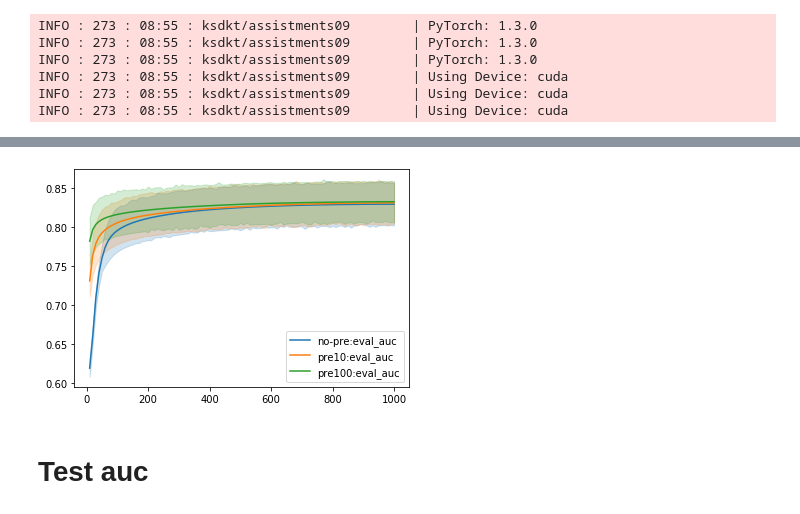
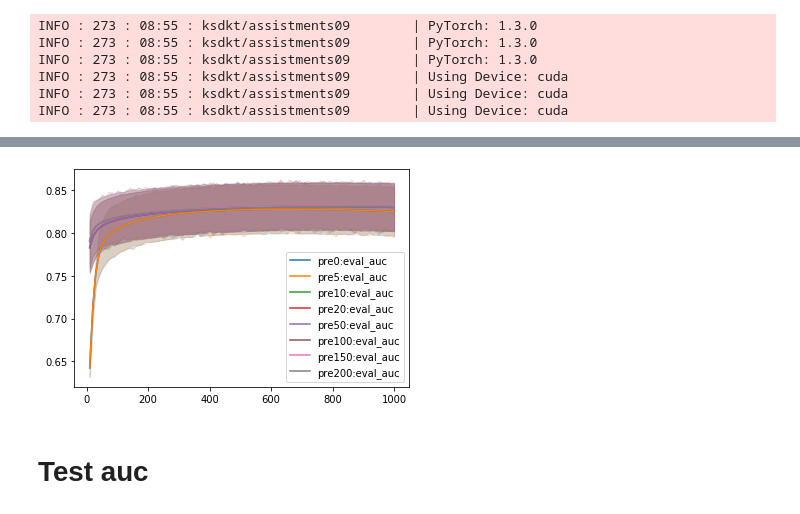
Before and after one commit to qqpann/KnowledgeTracing, a Jupyter notebook: notebook/Analyze_LayerStraitening.ipynb, the cells around one changed output, grey strips where cells are left out. Saved outputs shown, nothing was run; the diff lists cells and outputs as text; code cells hidden in the pictures.

```diff
--- a/notebook/Analyze_LayerStraitening.ipynb
+++ b/notebook/Analyze_LayerStraitening.ipynb
@@ -192,13 +192,3 @@ report_dict['indicator']
    0.003590244428778533,
    0.003603157638281118,
    0.0036190316823194735]}}
-# %%
-report_no_straighten_path, _ = check_prev_report(config_name, 'assistments09', projectdir)
-report_straighten_path, _ = check_prev_report(config_name, 'assistments09_straighten', projectdir)
-report_straighten_pre100_path, _ = check_prev_report(config_name, 'assistments09_straighten_pre100', projectdir)
-with open(report_no_straighten_path, 'r') as f:
-    report_no_straighten = json.load(f)
-with open(report_straighten_path, 'r') as f:
-    report_straighten = json.load(f)
-with open(report_straighten_pre100_path, 'r') as f:
-    report_straighten_pre100 = json.load(f)
@@ -230,0 +236,10 @@ plt.show()
+# %%
+show_learning_curve('pre200', 200, report_straighten_pre200['indicator'], config)
+show_learning_curve('pre150', 150, report_straighten_pre100['indicator'], config)
+show_learning_curve('pre100', 100, report_straighten_pre100['indicator'], config)
+show_learning_curve('pre50', 50, report_straighten_pre10['indicator'], config)
+show_learning_curve('pre20', 20, report_straighten_pre10['indicator'], config)
+show_learning_curve('pre10', 10, report_straighten_pre10['indicator'], config)
+show_learning_curve('pre5', 5, report_straighten_pre0['indicator'], config)
+show_learning_curve('pre0', 0, report_straighten_pre0['indicator'], config)
+plt.show()
@@ -230,0 +248,10 @@ plt.show()
+# %%
+show_learning_curve('pre200', 200, report_straighten_pre200['indicator'], config, idc='eval_loss')
+show_learning_curve('pre150', 150, report_straighten_pre100['indicator'], config, idc='eval_loss')
+show_learning_curve('pre100', 100, report_straighten_pre100['indicator'], config, idc='eval_loss')
+show_learning_curve('pre50', 50, report_straighten_pre10['indicator'], config, idc='eval_loss')
+show_learning_curve('pre20', 20, report_straighten_pre10['indicator'], config, idc='eval_loss')
+show_learning_curve('pre10', 10, report_straighten_pre10['indicator'], config, idc='eval_loss')
+show_learning_curve('pre5', 5, report_straighten_pre0['indicator'], config, idc='eval_loss')
+show_learning_curve('pre0', 0, report_straighten_pre0['indicator'], config, idc='eval_loss')
+plt.show()
@@ -231,10 +260,15 @@ plt.show()
 # %%
-show_learning_curve('no-pre', 0, report_no_straighten['indicator'], config)
-show_learning_curve('pre10', 0, report_straighten['indicator'], config)
+show_learning_curve('pre0', 0, report_straighten_pre0['indicator'], config)
+show_learning_curve('pre5', 0, report_straighten_pre0['indicator'], config)
+show_learning_curve('pre10', 0, report_straighten_pre10['indicator'], config)
+show_learning_curve('pre20', 0, report_straighten_pre10['indicator'], config)
+show_learning_curve('pre50', 0, report_straighten_pre10['indicator'], config)
 show_learning_curve('pre100', 0, report_straighten_pre100['indicator'], config)
+show_learning_curve('pre150', 0, report_straighten_pre100['indicator'], config)
+show_learning_curve('pre200', 0, report_straighten_pre200['indicator'], config)
 plt.show()
 # %% [output]
-[figure, old version]
+[figure, new version]
 # %% [markdown]
 # Test auc
 # %%
```
Also changed, not shown: parts of 12 cells of this notebook, 2 other files.
